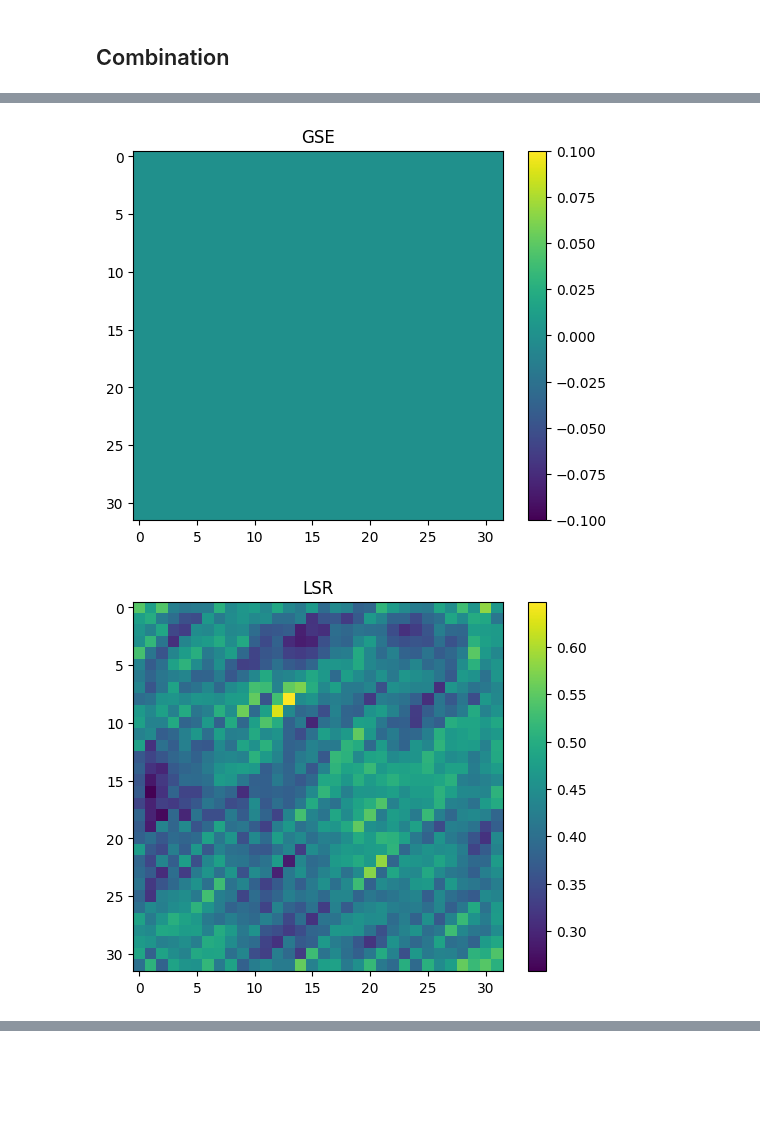
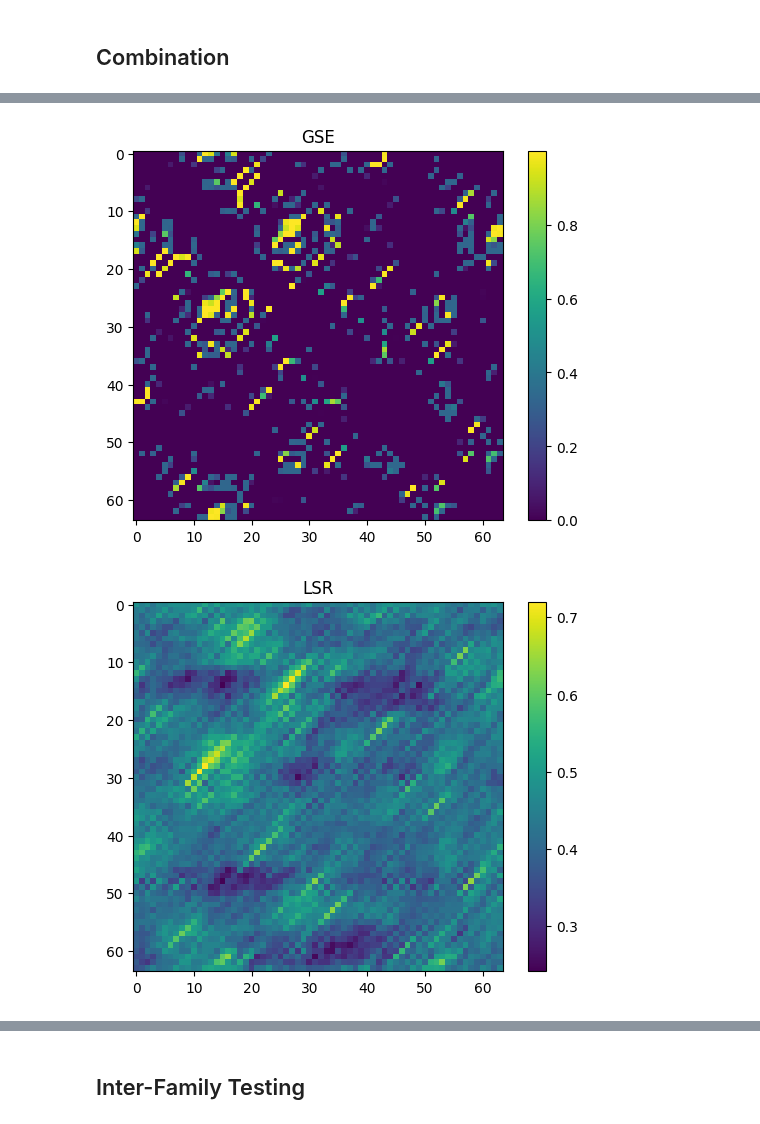
Before and after one commit to Vincent-Therrien/diurnal, a Jupyter notebook: demo/refinement.ipynb, the cells around one changed output, grey strips where cells are left out. Drawn from its saved outputs; the diff is of its cells as text; code cells hidden in the pictures; blank space fills up the shorter version.

```diff
--- a/demo/refinement.ipynb
+++ b/demo/refinement.ipynb
@@ -28,8 +29,9 @@ from diurnal.models.deep import cnn
 # %% [markdown]
 ## Data Preparation
 # %%
-SIZE = 128  # RNA molecule maximum length (longer ones are filtered out).
-SUBDIVISION_SIZE = 32  # Kernel size of the local structure refiner.
+SIZE = 512  # RNA molecule maximum length (longer ones are filtered out).
+SUBDIVISION_SIZE = 64  # Kernel size of the local structure refiner.
+STRIDE = int(SUBDIVISION_SIZE / 2)
 
 database.download("./data/", "archiveII")
 SRC = "./data/archiveII/"  # Input directory containing the CT files.
@@ -365,0 +298,25 @@ def model_1(pp: np.ndarray, mask: np.ndarray):
+# %%
+train_data, validation_data, test_data = format_data()
+
+def get_GSE(t, v):
+    N_MAX_EPOCHS = 100
+    GSE = deep.NN(
+        model=cnn.UNet2D(SIZE, 4),
+        n_epochs=N_MAX_EPOCHS,
+        optimizer=optim.Adam,
+        loss_fn=nn.CrossEntropyLoss,
+        use_half=False,
+        patience=10,
+        verbosity=2,
+    )
+    GSE.train(t, v)
+    return GSE
+
+
+GSE = get_GSE(train_data, validation_data)
+
+
+def model_1(pp: np.ndarray, mask: np.ndarray):
+    x = GSE.predict([pp])
+    x = OU(x, mask)
+    return x
@@ -551,7 +525,7 @@ Model 4:  0.5561836220580956
 # %% [markdown]
 ## Combination
 # %%
-index = 0
+index = 1000
 
 pp = train_data["input"][0][index]
 mask = train_data["mask"][index]
@@ -570,32 +544,32 @@ visualize.heatmap(real)
 # %%
 def refine(estimation: np.ndarray, potential_pairings: np.ndarray, refiner) -> np.ndarray:
     result = np.zeros((SIZE, SIZE))
     for v_stride in range(int(SIZE / SUBDIVISION_SIZE)):
         row = v_stride * SUBDIVISION_SIZE
         for h_stride in range(int(SIZE / SUBDIVISION_SIZE)):
             column = h_stride * SUBDIVISION_SIZE
             sub_estimation = estimation[
                 row:row + SUBDIVISION_SIZE, column:column + SUBDIVISION_SIZE
             ]
             sub_input = potential_pairings[
                 row:row + SUBDIVISION_SIZE, column:column + SUBDIVISION_SIZE
             ]
             prediction = refiner.predict([sub_estimation, sub_input])
             result[row:row + SUBDIVISION_SIZE, column:column + SUBDIVISION_SIZE] = prediction
     return result
 
 
-refined_area = LSR.predict([estimation[:32, :32], pp[:32, :32]])
-visualize.heatmap(estimation[:32, :32], "GSE")
+refined_area = LSR.predict([estimation[:SUBDIVISION_SIZE, :SUBDIVISION_SIZE], pp[:SUBDIVISION_SIZE, :SUBDIVISION_SIZE]])
+visualize.heatmap(estimation[:SUBDIVISION_SIZE, :SUBDIVISION_SIZE], "GSE")
 visualize.heatmap(refined_area, "LSR")
-visualize.heatmap(real[:32, :32], "T")
+visualize.heatmap(real[:SUBDIVISION_SIZE, :SUBDIVISION_SIZE], "T")
 
 
 row, col = 0, 64
-refined_area = LSR.predict([estimation[row:row+32, col:col+32], pp[row:row+32, col:col+32]])
-visualize.heatmap(estimation[row:row+32, col:col+32], "GSE")
+refined_area = LSR.predict([estimation[row:row+SUBDIVISION_SIZE, col:col+SUBDIVISION_SIZE], pp[row:row+SUBDIVISION_SIZE, col:col+SUBDIVISION_SIZE]])
+visualize.heatmap(estimation[row:row+SUBDIVISION_SIZE, col:col+SUBDIVISION_SIZE], "GSE")
 visualize.heatmap(refined_area, "LSR")
-visualize.heatmap(real[row:row+32, col:col+32], "T")
+visualize.heatmap(real[row:row+SUBDIVISION_SIZE, col:col+SUBDIVISION_SIZE], "T")
 # %% [output]
-[figure, old version]
+[figure, new version]
-[figure, old version]
+[figure, new version]
@@ -605,0 +580,2 @@ visualize.heatmap(real[row:row+32, col:col+32], "T")
+# %% [markdown]
+## Inter-Family Testing
```
Also changed, not shown: parts of 23 cells of this notebook, 12 other files.
